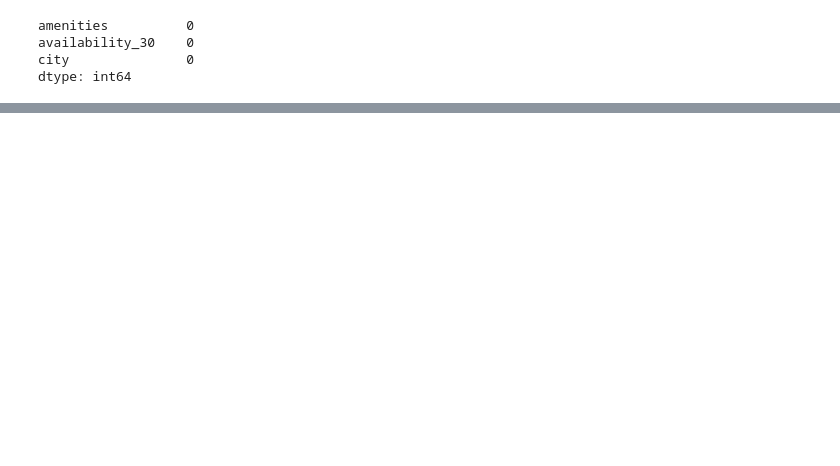
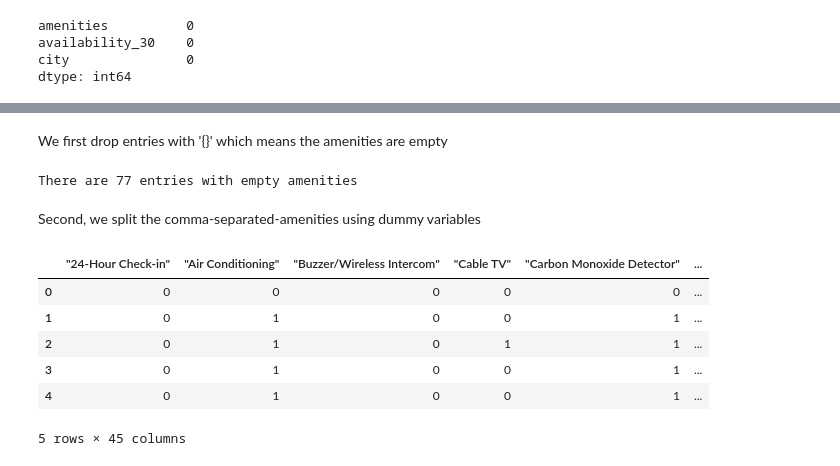
Before and after one commit to emiliozamorano15/dsblog_airbnb, a Jupyter notebook: notebooks/02-eza-listings analysis.ipynb, the cells around one changed output, grey strips where cells are left out. Cells and saved outputs as stored; diff of their text form; code cells hidden in the pictures; blank space fills up the shorter version.

Commit message:
second analysis done, third one started

```diff
--- a/notebooks/02-eza-listings analysis.ipynb
+++ b/notebooks/02-eza-listings analysis.ipynb
@@ -77,0 +66,24 @@ listings['amenities'].str.split(',', expand=True)
+# %% [markdown]
+We first drop entries with '{}' which means the amenities are empty
+# %%
+## No. of empty amenities
+print('There are {} entries with empty amenities'.format(np.sum(df['amenities'] == '{}')))
+
+df = df[df['amenities'] != '{}']
+# %% [output]
+There are 77 entries with empty amenities
+# %% [markdown]
+Second, we split the comma-separated-amenities using dummy variables
+# %%
+dummies_amenities = pd.get_dummies(
+    df['amenities'].str.replace('}','').str.replace('{','').str.split(',').apply(pd.Series).stack()
+).sum(level = 0).reset_index(drop = True)
+dummies_amenities.head()
+# %% [output]
+|  | "24-Hour Check-in" | "Air Conditioning" | "Buzzer/Wireless Intercom" | "Cable TV" | "Carbon Monoxide Detector" | ... |
+| 0 | 0 | 0 | 0 | 0 | 0 | ... |
+| 1 | 0 | 1 | 0 | 0 | 1 | ... |
+| 2 | 0 | 1 | 0 | 1 | 1 | ... |
+| 3 | 0 | 1 | 0 | 0 | 1 | ... |
+| 4 | 0 | 1 | 0 | 0 | 1 | ... |
+5 rows × 45 columns
```
Also changed, not shown: parts of 17 cells of this notebook.
